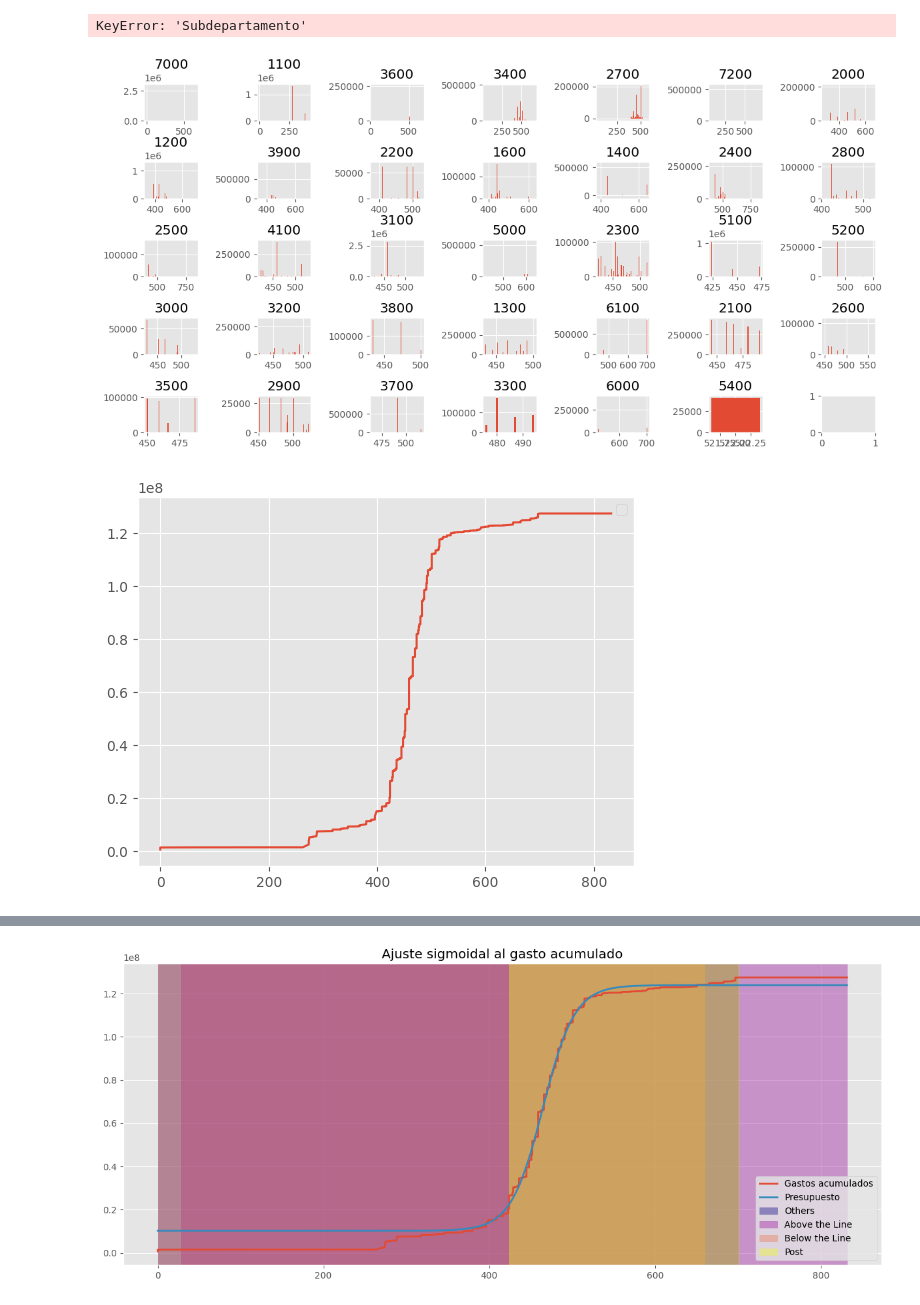
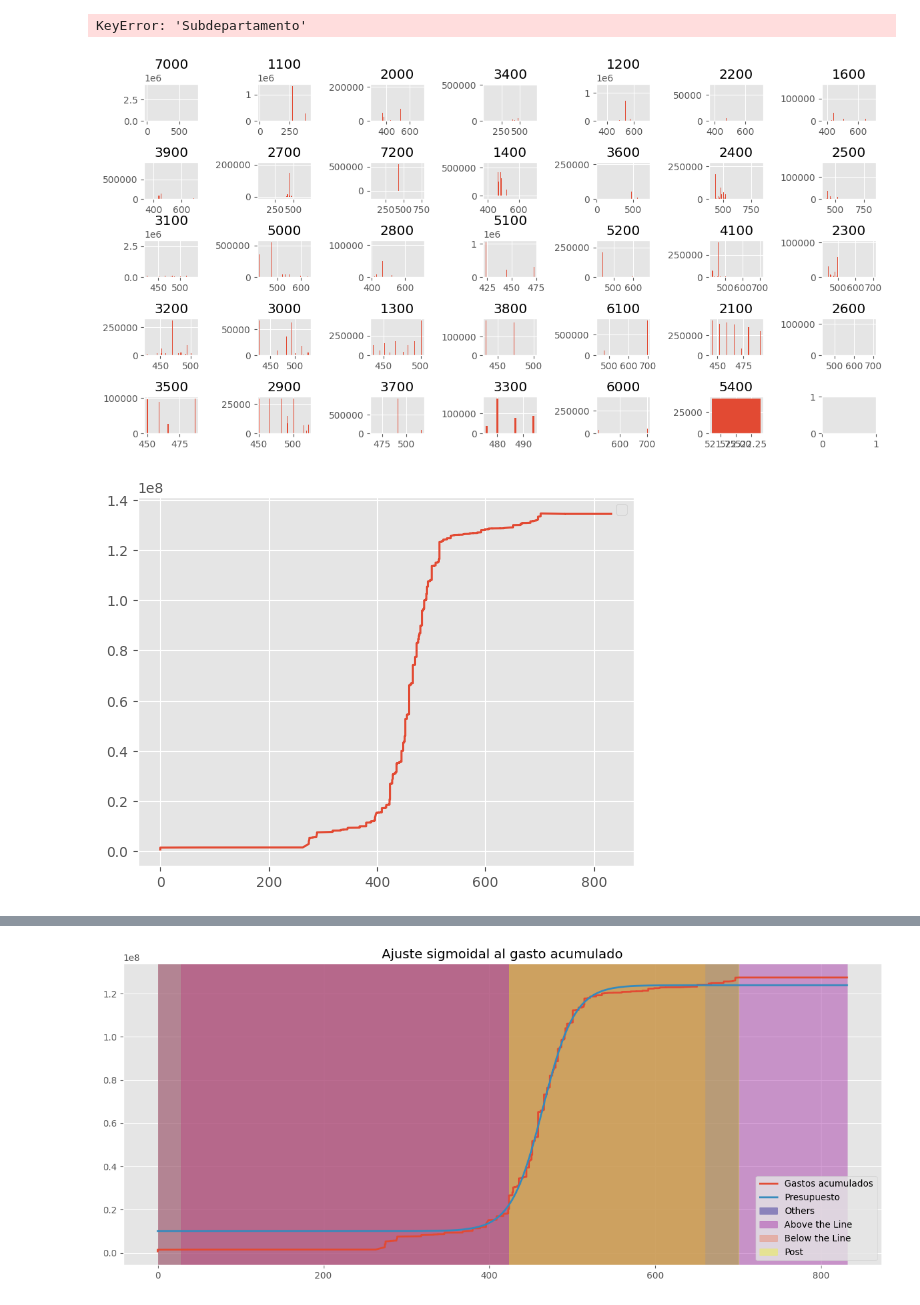
Before and after one commit to BertecM/Explore-proy, a Jupyter notebook: pryoecto.ipynb, the cells around one changed output, grey strips where cells are left out. Cells and saved outputs as stored; diff of their text form; code cells hidden in the pictures.

```diff
--- a/pryoecto.ipynb
+++ b/pryoecto.ipynb
@@ -20,10 +14,13 @@ array(['CONTROL', '# CHEQUE', 'PARTIDA PRESUPUESTAL', 'UIDD/FOLIO FISCAL',
 # %%
 # Eliminar filas vacías o irrelevantes en df_resumen
 df_numeros = df_resumen.dropna(subset=["TIPO", "Valida", "TIPO","TOTAL","FECHA DE PAGO ","SUBTOTAL","PARTIDA PRESUPUESTAL"], how='all')
+print(df_numeros['FECHA DE PAGO '].isnull().sum())
+
+# Asegurar que los datos numéricos estén en el formato correcto
+df_numeros["FECHA DE PAGO "]=df_numeros["FECHA DE PAGO "].fillna(method="pad")
+df_numeros = df_numeros[pd.to_numeric(df_numeros['FECHA DE PAGO '], errors='coerce').notna()]
 
 
-# Asegurar que los datos numéricos estén en el formato correcto
-df_numeros = df_numeros[pd.to_numeric(df_numeros['FECHA DE PAGO '], errors='coerce').notna()]
 df_numeros=df_numeros.loc[df_numeros["FECHA DE PAGO "] != -45168, :]
 cuentas=df_numeros["PARTIDA PRESUPUESTAL"].unique()
 cuentas.sort()
@@ -31,7 +28,7 @@ cuentas=cuentas[:-9]
 df_numeros=df_numeros[df_numeros['PARTIDA PRESUPUESTAL'].isin(cuentas)]
 #df_numeros=df_numeros.loc[df_numeros["Valida"] != "Balance", :]
 df_numeros["FECHA DE PAGO "]=df_numeros["FECHA DE PAGO "]-df_numeros["FECHA DE PAGO "].min()
-df_numeros=df_numeros.loc[df_numeros["FECHA DE PAGO "] >= 0, :]
+#df_numeros=df_numeros.loc[df_numeros["FECHA DE PAGO "] >= 0, :]
 df_numeros = df_numeros.dropna(subset=['TOTAL'])
 df_numeros = df_numeros.dropna(subset=['SUBTOTAL'])
 df_numeros = df_numeros.dropna(subset=['PARTIDA PRESUPUESTAL'])
@@ -59,7 +57,7 @@ array(['1101-005', '1101-006', '1101-007', ..., '7230-002', '7230-003',
 # %%
 # Resumen general
 print(df_numeros.describe())
-df_numeros = df_numeros.dropna(subset=['Valida'])
+#df_numeros = df_numeros.dropna(subset=['Valida'])
 
 # Departamentos únicos
 len(df_numeros["Valida"].unique())
@@ -237,18 +235,18 @@ for ax, i in zip(axes.flat, departamentos):
 plt.tight_layout()  # Ajusta los gráficos para evitar superposición
 plt.show()
 # %% [output]
-[figure, old version]
+[figure, new version]
 # %%
 df_numeros.sort_values('FECHA DE PAGO ', ascending=True, inplace=True)
 # %%
 import numpy as np
 acumulado=np.cumsum(df_numeros["SUBTOTAL"])
-semanas = list(df_numeros.loc[df_numeros["Cuentasd2"] == i, "FECHA DE PAGO "])
+#semanas = list(df_numeros.loc[df_numeros["Cuentasd2"] == i, "FECHA DE PAGO "])
 plt.plot(df_numeros["FECHA DE PAGO "],acumulado)
     #print(coso)
 plt.legend()
 
 plt.show()
 # %% [output]
-[figure, old version]
+[figure, new version]
 # %%
```
Also changed, not shown: parts of 11 cells of this notebook.
